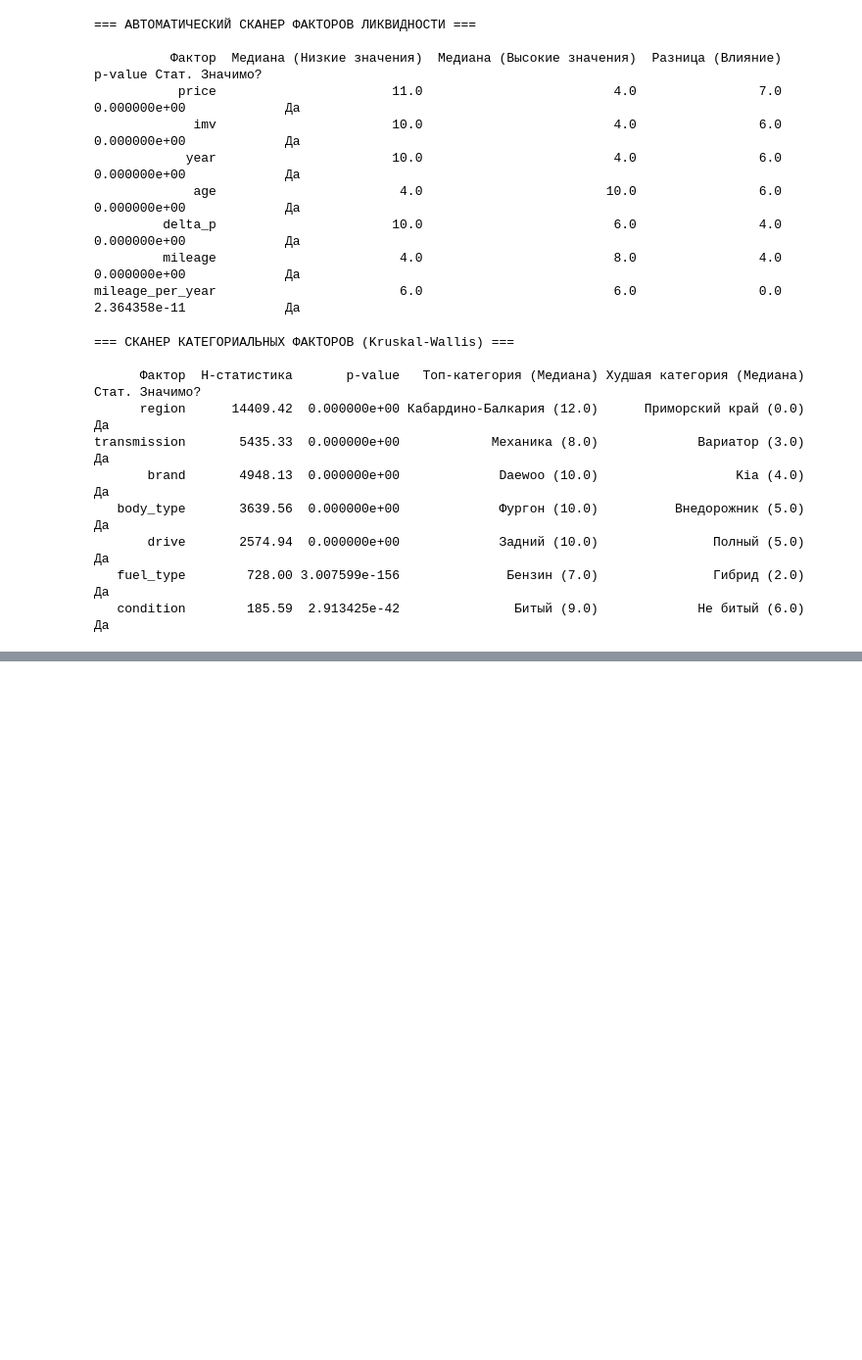
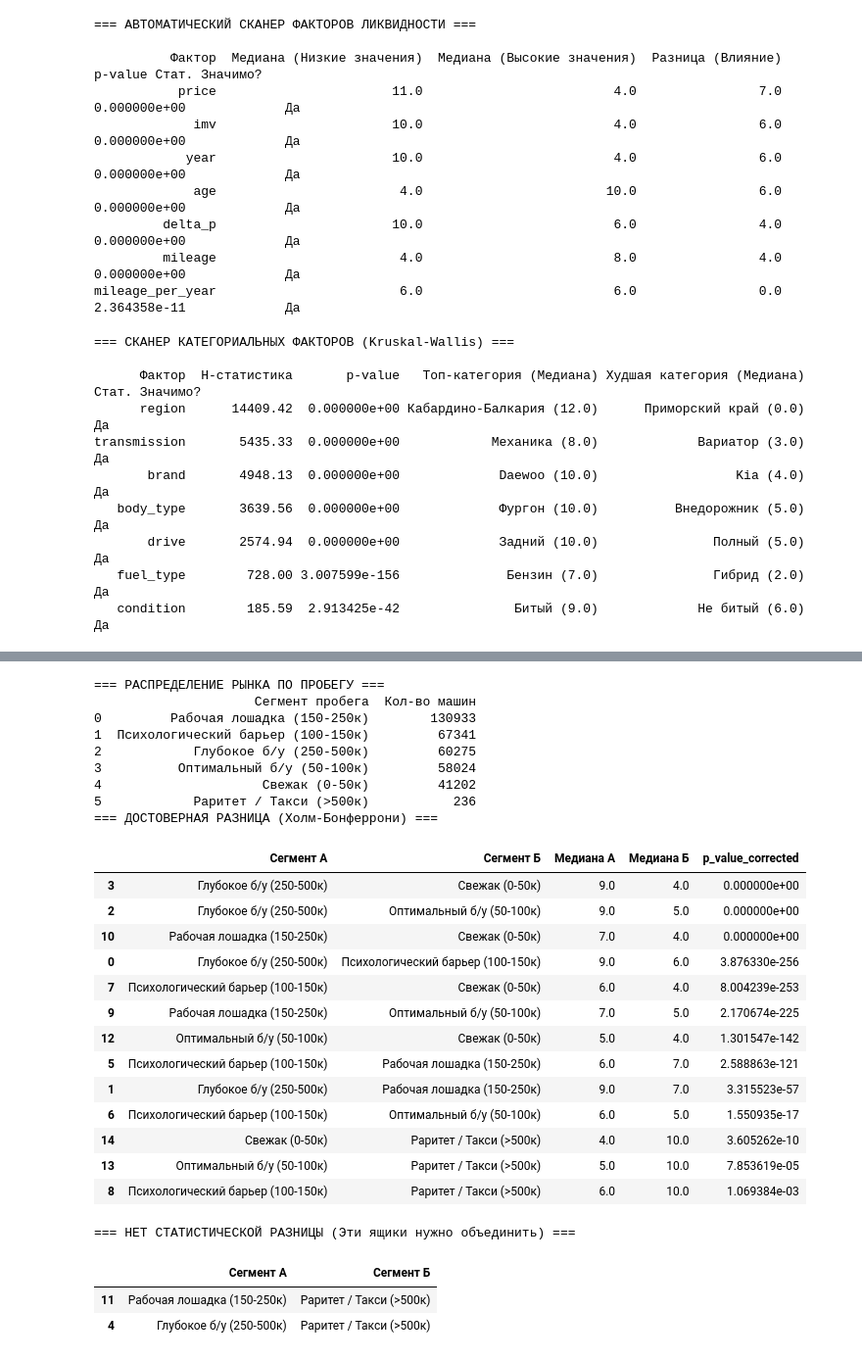
Before and after one commit to Arseniy0203/Avito_Case, a Jupyter notebook: 2_Feature_Licvid.ipynb, the cells around one changed output, grey strips where cells are left out. Shown at 98% size. Cells and saved outputs as stored; diff of their text form; code cells hidden in the pictures; blank space fills up the shorter version.

```diff
--- a/2_Feature_Licvid.ipynb
+++ b/2_Feature_Licvid.ipynb
@@ -398,0 +363,62 @@ print(liquidity)
+# %%
+# Твоя база
+df = pd.read_csv('data/processed/processed_task1_total_liquidity.csv')
+
+# 1. Задаем жесткие продуктовые границы (в километрах)
+# Добавили границу 500 000, а всё что выше улетит в np.inf (бесконечность)
+bins = [-1, 50000, 100000, 150000, 250000, 500000, np.inf]
+
+# 2. Прописываем бизнесовые названия сегментов
+labels = [
+    'Свежак (0-50к)',
+    'Оптимальный б/у (50-100к)',
+    'Психологический барьер (100-150к)',
+    'Рабочая лошадка (150-250к)',
+    'Глубокое б/у (250-500к)',
+    'Раритет / Такси (>500к)'
+]
+
+# 3. Режем колонку mileage на категории
+df['mileage_segment'] = pd.cut(df['mileage'], bins=bins, labels=labels)
+
+# 4. Проверяем результат (Для себя и для презы)
+print("=== РАСПРЕДЕЛЕНИЕ РЫНКА ПО ПРОБЕГУ ===")
+dist = df['mileage_segment'].value_counts().reset_index()
+dist.columns = ['Сегмент пробега', 'Кол-во машин']
+print(dist)
+
+stat_df = get_strict_mann_whitney(df, segment_col='mileage_segment', target_col='total_contacts')
+
+print("=== ДОСТОВЕРНАЯ РАЗНИЦА (Холм-Бонферрони) ===")
+display(stat_df[stat_df['Есть_разница'] == True][['Сегмент А', 'Сегмент Б', 'Медиана А', 'Медиана Б', 'p_value_corrected']])
+
+print("\n=== НЕТ СТАТИСТИЧЕСКОЙ РАЗНИЦЫ (Эти ящики нужно объединить) ===")
+display(stat_df[stat_df['Есть_разница'] == False][['Сегмент А', 'Сегмент Б']])
+# %% [output]
+=== РАСПРЕДЕЛЕНИЕ РЫНКА ПО ПРОБЕГУ ===
+                     Сегмент пробега  Кол-во машин
+0         Рабочая лошадка (150-250к)        130933
+1  Психологический барьер (100-150к)         67341
+2            Глубокое б/у (250-500к)         60275
+3          Оптимальный б/у (50-100к)         58024
+4                     Свежак (0-50к)         41202
+5            Раритет / Такси (>500к)           236
+=== ДОСТОВЕРНАЯ РАЗНИЦА (Холм-Бонферрони) ===
+|  | Сегмент А | Сегмент Б | Медиана А | Медиана Б | p_value_corrected |
+| 3 | Глубокое б/у (250-500к) | Свежак (0-50к) | 9.0 | 4.0 | 0.000000e+00 |
+| 2 | Глубокое б/у (250-500к) | Оптимальный б/у (50-100к) | 9.0 | 5.0 | 0.000000e+00 |
+| 10 | Рабочая лошадка (150-250к) | Свежак (0-50к) | 7.0 | 4.0 | 0.000000e+00 |
+| 0 | Глубокое б/у (250-500к) | Психологический барьер (100-150к) | 9.0 | 6.0 | 3.876330e-256 |
+| 7 | Психологический барьер (100-150к) | Свежак (0-50к) | 6.0 | 4.0 | 8.004239e-253 |
+| 9 | Рабочая лошадка (150-250к) | Оптимальный б/у (50-100к) | 7.0 | 5.0 | 2.170674e-225 |
+| 12 | Оптимальный б/у (50-100к) | Свежак (0-50к) | 5.0 | 4.0 | 1.301547e-142 |
+| 5 | Психологический барьер (100-150к) | Рабочая лошадка (150-250к) | 6.0 | 7.0 | 2.588863e-121 |
+| 1 | Глубокое б/у (250-500к) | Рабочая лошадка (150-250к) | 9.0 | 7.0 | 3.315523e-57 |
+| 6 | Психологический барьер (100-150к) | Оптимальный б/у (50-100к) | 6.0 | 5.0 | 1.550935e-17 |
+| 14 | Свежак (0-50к) | Раритет / Такси (>500к) | 4.0 | 10.0 | 3.605262e-10 |
+| 13 | Оптимальный б/у (50-100к) | Раритет / Такси (>500к) | 5.0 | 10.0 | 7.853619e-05 |
+| 8 | Психологический барьер (100-150к) | Раритет / Такси (>500к) | 6.0 | 10.0 | 1.069384e-03 |
+=== НЕТ СТАТИСТИЧЕСКОЙ РАЗНИЦЫ (Эти ящики нужно объединить) ===
+|  | Сегмент А | Сегмент Б |
+| 11 | Рабочая лошадка (150-250к) | Раритет / Такси (>500к) |
+| 4 | Глубокое б/у (250-500к) | Раритет / Такси (>500к) |
```
Also changed, not shown: parts of 7 cells of this notebook, 2 other files.
